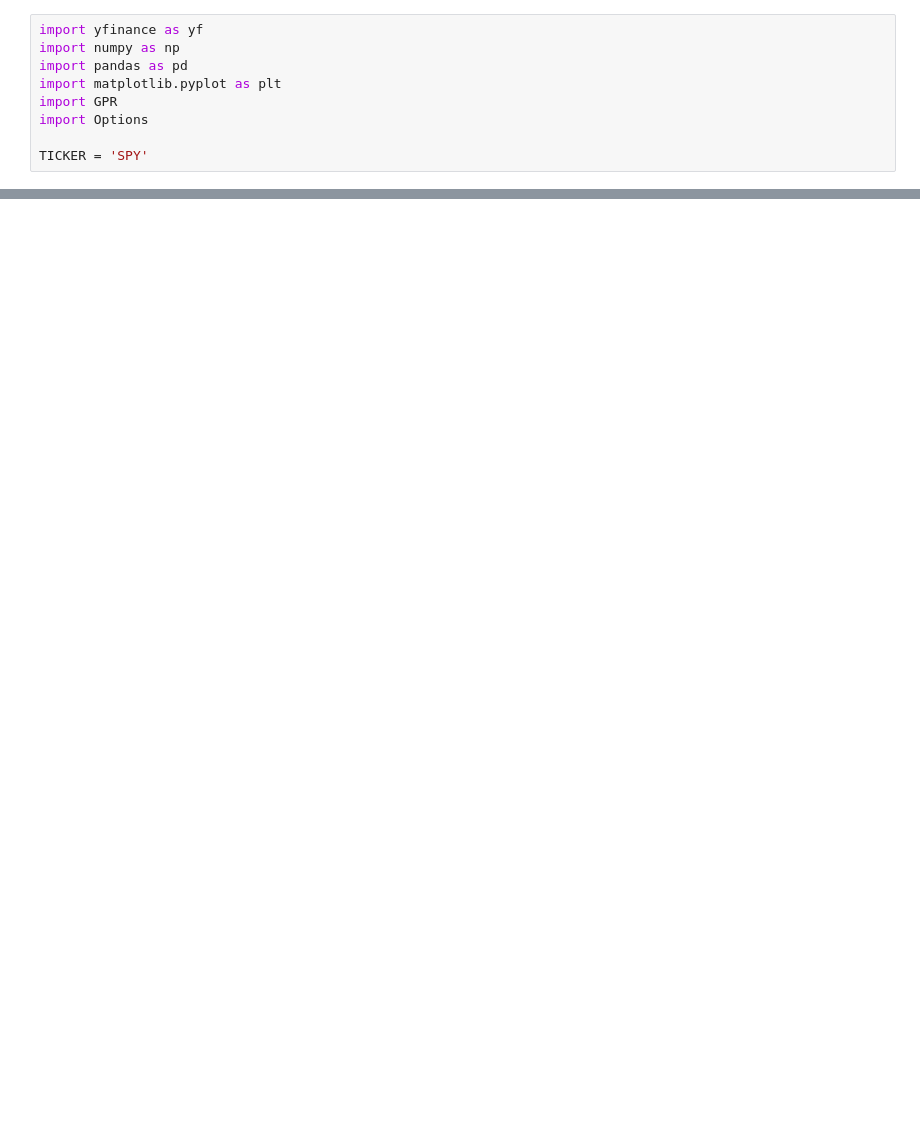
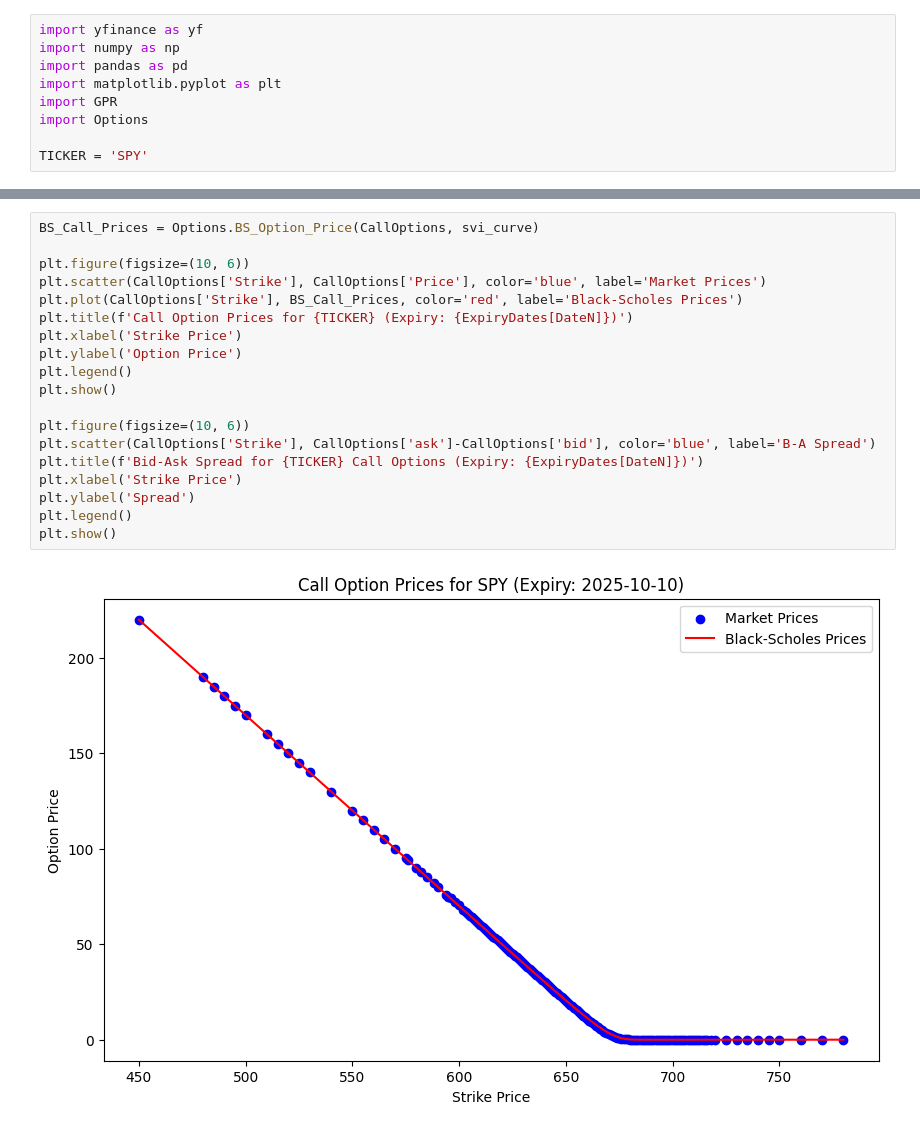
Before and after one commit to AdamDanklefsen/Quant, a Jupyter notebook: OptionsProject/Options_GPR.ipynb, the cells around one changed output, grey strips where cells are left out. Saved outputs shown, nothing was run; the diff lists cells and outputs as text; blank space fills up the shorter version.

```diff
--- a/OptionsProject/Options_GPR.ipynb
+++ b/OptionsProject/Options_GPR.ipynb
@@ -78,0 +76,21 @@ NameError: name 'g' is not defined
+# %%
+BS_Call_Prices = Options.BS_Option_Price(CallOptions, svi_curve)
+
+plt.figure(figsize=(10, 6))
+plt.scatter(CallOptions['Strike'], CallOptions['Price'], color='blue', label='Market Prices')
+plt.plot(CallOptions['Strike'], BS_Call_Prices, color='red', label='Black-Scholes Prices')
+plt.title(f'Call Option Prices for {TICKER} (Expiry: {ExpiryDates[DateN]})')
+plt.xlabel('Strike Price')
+plt.ylabel('Option Price')
+plt.legend()
+plt.show()
+
+plt.figure(figsize=(10, 6))
+plt.scatter(CallOptions['Strike'], CallOptions['ask']-CallOptions['bid'], color='blue', label='B-A Spread')
+plt.title(f'Bid-Ask Spread for {TICKER} Call Options (Expiry: {ExpiryDates[DateN]})')
+plt.xlabel('Strike Price')
+plt.ylabel('Spread')
+plt.legend()
+plt.show()
+# %% [output]
+[figure, added]
```
Also changed, not shown: parts of 6 cells of this notebook, 1 other file.
